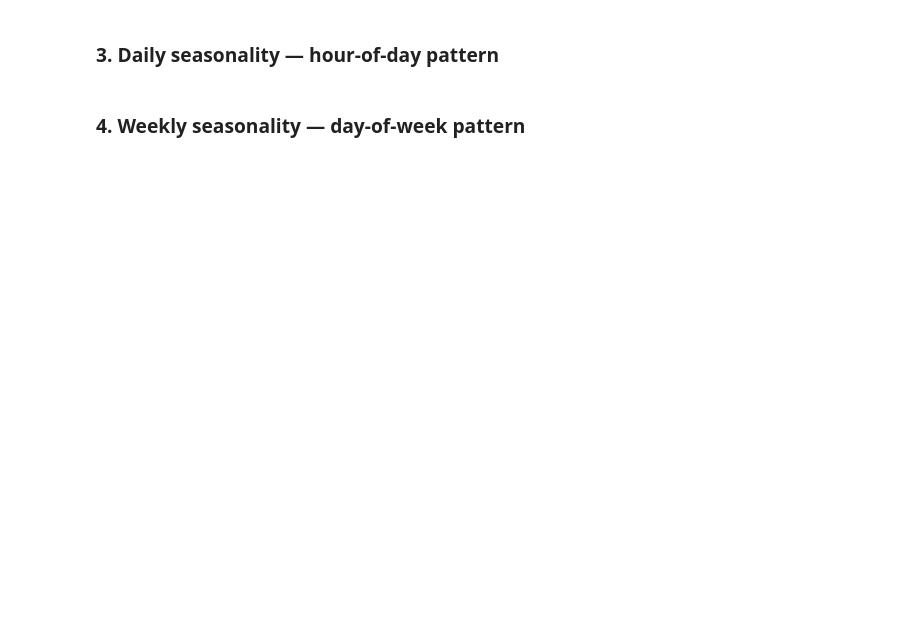
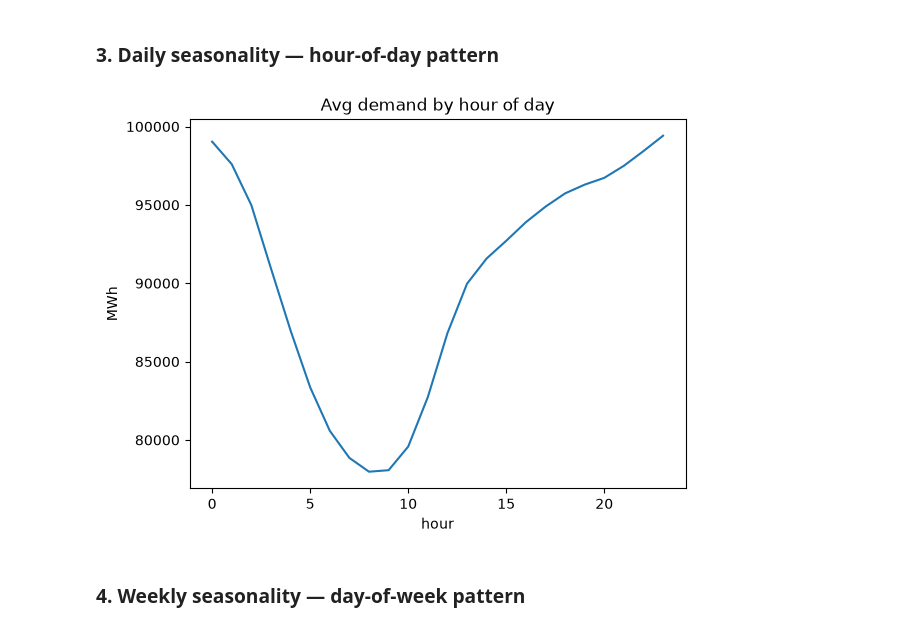
Before and after one commit to benlainson/urban-metrics-forecasting, a Jupyter notebook: notebooks/02_eda_energy.ipynb, the cells around one changed output. Saved outputs shown, nothing was run; the diff lists cells and outputs as text; code cells hidden in the pictures; blank space fills up the shorter version.

Commit message:
Add outlier detection/cleaning to EDA notebook, fix column name bug

```diff
--- a/notebooks/02_eda_energy.ipynb
+++ b/notebooks/02_eda_energy.ipynb
@@ -13,0 +30,5 @@ df.head()
+# %%
+# PJM's actual max hourly demand is roughly 165,000 MWh historically.
+# Anything wildly beyond that is a data error, not a real demand spike.
+df_clean = df[df['value'] < 300_000].copy()
+print(f"Dropped {len(df) - len(df_clean)} rows as outliers")
@@ -24,10 +60,12 @@ df["value"].isna().sum(), df["value"].isna().mean()
 # %% [markdown]
 ### 3. Daily seasonality — hour-of-day pattern
 # %%
-df["hour"] = df["period"].dt.hour
-df.groupby("hour")["value"].mean().plot(title="Avg demand by hour of day")
+df_clean["hour"] = df_clean["period"].dt.hour
+df_clean.groupby("hour")["value"].mean().plot(title="Avg demand by hour of day")
 plt.ylabel("MWh")
 plt.show()
+# %% [output]
+[figure, added]
 # %% [markdown]
 ### 4. Weekly seasonality — day-of-week pattern
 # %%
```
Also changed, not shown: parts of 9 cells of this notebook.
